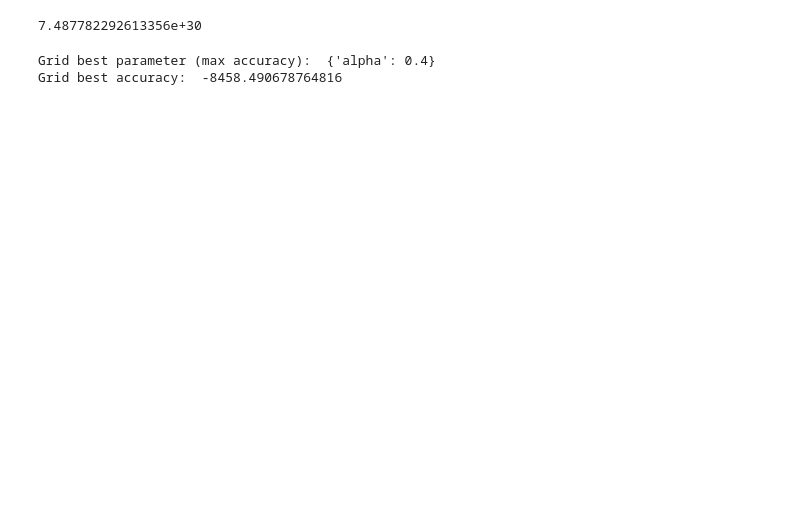
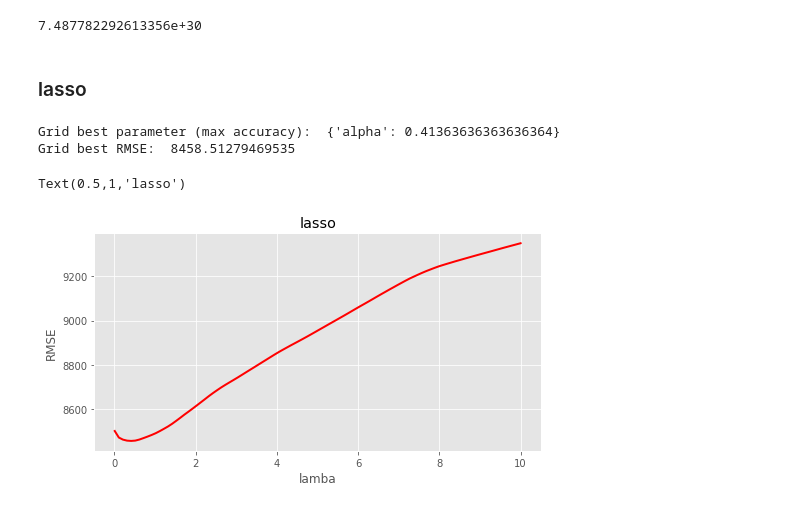
Before and after one commit to TheoRepo/NYC_airb2b_price_prediciton, a Jupyter notebook: code/1.ipynb, the cells around one changed output. Saved outputs shown, nothing was run; the diff lists cells and outputs as text; code cells hidden in the pictures; blank space fills up the shorter version.

```diff
--- a/code/1.ipynb
+++ b/code/1.ipynb
@@ -211,17 +213,33 @@ linear_MSE
 # %%
 # linear_MSE_train = mean_squared_error(linear_model.predict(X_train),y_train)
 # linear_MSE_train
+# %% [markdown]
+### lasso
 # %%
-# add a regularization terms to the loss function
+# apply Lasso(least absolute shrinkage and selection operator)
 # balance the underfitting or overfitting of the linear model
 from sklearn.linear_model import Lasso
 lasso_model = Lasso()
-lasso_params = {'alpha' : list(np.linspace(0.1,10,100))}
+lasso_params = {'alpha' : list(np.linspace(0.01,10,100))}
 lasso = GridSearchCV(lasso_model, param_grid = lasso_params, scoring = 'neg_mean_squared_error')
 lasso.fit(X_train, y_train)
 print('Grid best parameter (max accuracy): ', lasso.best_params_)
-print('Grid best accuracy: ', lasso.best_score_)
+print('Grid best RMSE: ', lasso.best_score_*-1)
 # %% [output]
-Grid best parameter (max accuracy):  {'alpha': 0.4}
-Grid best accuracy:  -8458.490678764816
+Grid best parameter (max accuracy):  {'alpha': 0.41363636363636364}
+Grid best RMSE:  8458.51279469535
+# %%
+x = lasso.cv_results_['param_alpha'].data
+y = lasso.cv_results_['mean_test_score']*-1
+# %%
+import numpy as np
+import matplotlib.pyplot as plt
+plt.figure(figsize=(8,4))
+plt.plot(x,y,color="red",linewidth=2)
+plt.xlabel("lamba")
+plt.ylabel("RMSE")
+plt.title("lasso")
+# %% [output]
+Text(0.5,1,'lasso')
+[figure, added]
 # %%
```
Also changed, not shown: parts of 10 cells of this notebook, 1 other file.
